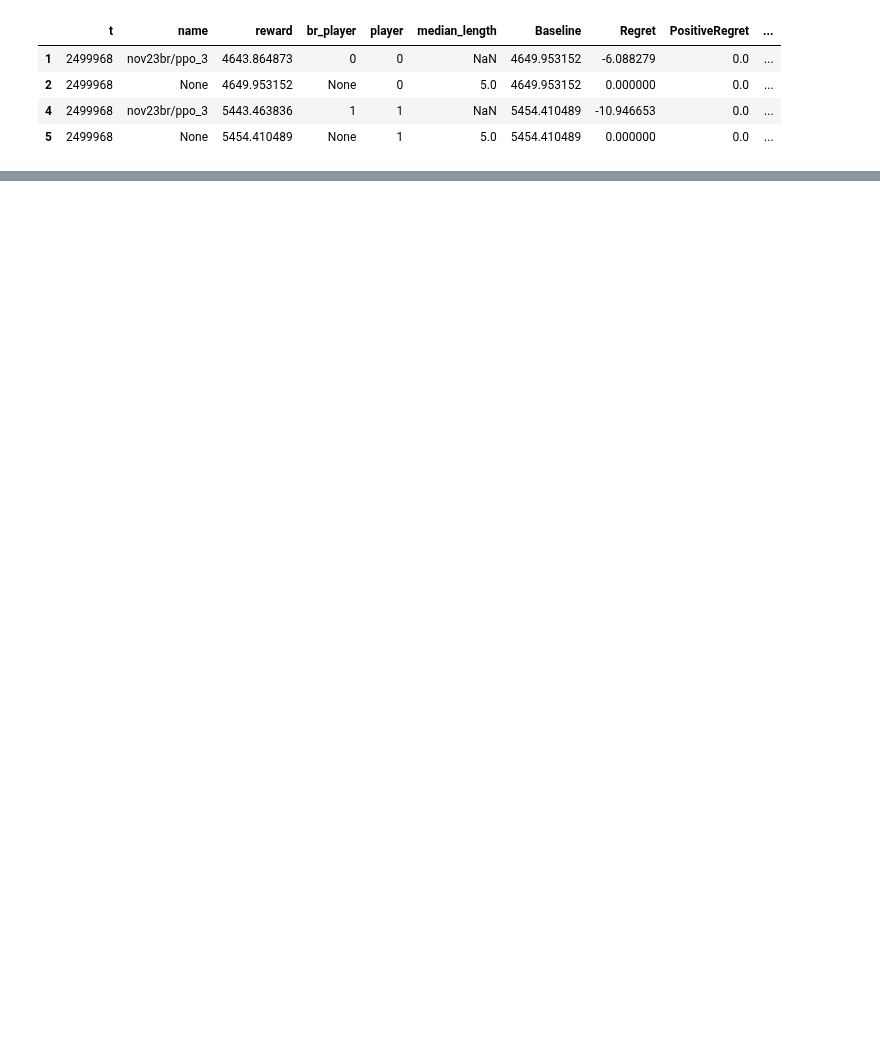
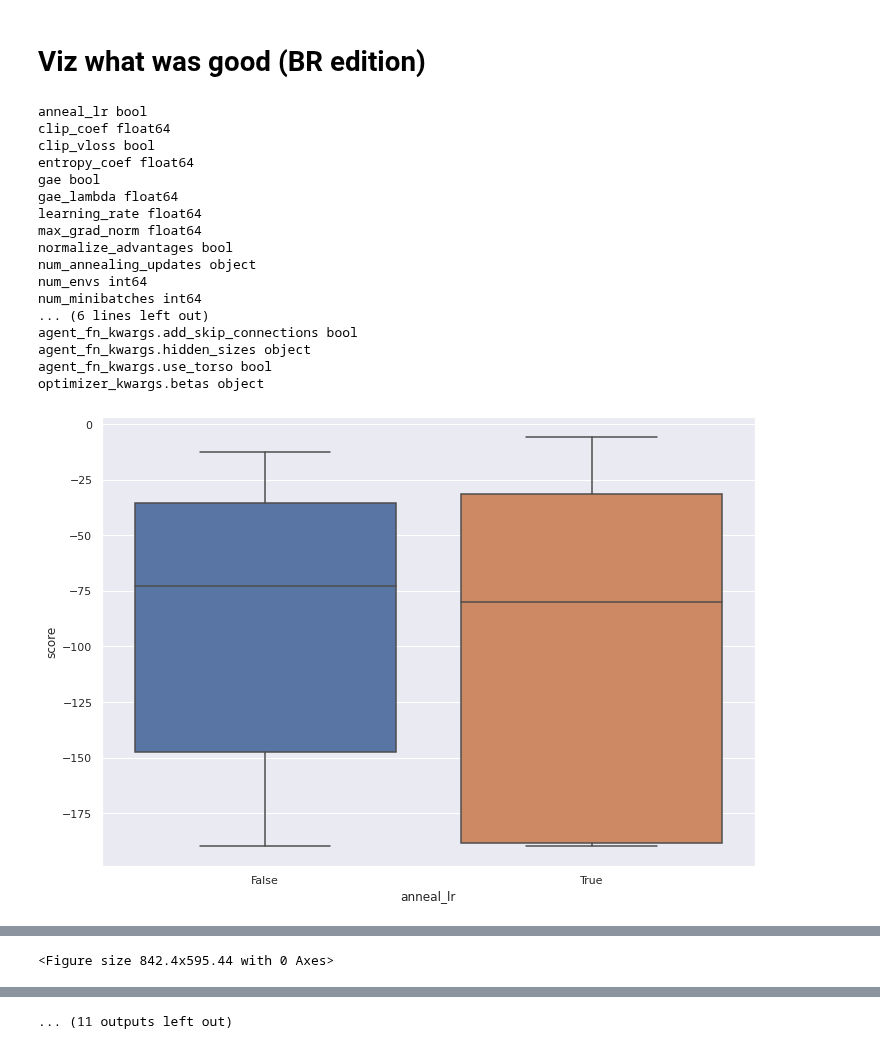
Before and after one commit to newmanne/open_spiel, a Jupyter notebook: open_spiel/python/examples/notebooks/BRCompare.ipynb, the cells around one changed output, grey strips where cells are left out. Cells and saved outputs as stored; diff of their text form; code cells hidden in the pictures; blank space fills up the shorter version.

```diff
--- a/open_spiel/python/examples/notebooks/BRCompare.ipynb
+++ b/open_spiel/python/examples/notebooks/BRCompare.ipynb
@@ -200,8 +228,61 @@ df = parse_run(checkpoint.equilibrium_solver_run)
-# %%
-df.query('name != "straightforward"')
-# %% [output]
-|  | t | name | reward | br_player | player | median_length | Baseline | Regret | PositiveRegret | ... |
-| 1 | 2499968 | nov23br/ppo_3 | 4643.864873 | 0 | 0 | NaN | 4649.953152 | -6.088279 | 0.0 | ... |
-| 2 | 2499968 | None | 4649.953152 | None | 0 | 5.0 | 4649.953152 | 0.000000 | 0.0 | ... |
-| 4 | 2499968 | nov23br/ppo_3 | 5443.463836 | 1 | 1 | NaN | 5454.410489 | -10.946653 | 0.0 | ... |
-| 5 | 2499968 | None | 5454.410489 | None | 1 | 5.0 | 5454.410489 | 0.000000 | 0.0 | ... |
+# %% [markdown]
+# Viz what was good (BR edition)
+# %%
+# Step 1, group and score
+scores = distance_frame.groupby('name').mean().rename(columns={'Δ to Best Known Response':'score'})
+
+# Step 2, add actual parameters
+# %%
+configs = []
+
+# We don't want to plot these, actually. THey used differed LRs which just mess with the trend
+# for f in glob.glob('configs/jan18/*'):
+#     config = yaml.safe_load(open(f))
+#     num = int(f.replace('configs/jan18/ppo_', '').replace('.yml', ''))
+#     config['name'] = f'jan18/ppo {num}'
+#     configs.append(config)
+for f in glob.glob('configs/jan23/*'):
+    config = yaml.safe_load(open(f))
+    num = int(f.replace('configs/jan23/ppo_', '').replace('.yml', ''))
+    config['name'] = f'jan23/ppo {num}'
+    configs.append(config)
+
+config_df = pd.json_normalize(configs)
+# %%
+merged_df = config_df.set_index('name').join(scores)
+merged_df['agent_fn_kwargs.hidden_sizes'] = merged_df['agent_fn_kwargs.hidden_sizes'].apply(tuple)
+# %%
+TREAT_AS_BAR = ['num_envs', 'num_minibatches', 'steps_per_batch',  'agent_fn_kwargs.activation', 'agent_fn_kwargs.hidden_sizes', 'learning_rate', 'update_epochs', 'optimizer']
+# %%
+# For each column, plot x axis is column and y axis is good
+import seaborn as sns
+sns.set(rc={'figure.figsize':(11.7,8.27)})
+for c, t in merged_df.dtypes.items():
+    if c in ['score', 'name', 'agent_fn', 'gamma', 'track_stats']:
+        continue
+    print(c,t)
+    plt.figure()
+    if str(t) == 'bool' or c in TREAT_AS_BAR:
+        sns.boxplot(data=merged_df, x=c, y='score')
+
+    elif str(t) == 'float64' or str(t) == 'int64':
+        sns.scatterplot(data=merged_df, x=c, y='score', alpha=0.8)
+# %% [output]
+anneal_lr bool
+clip_coef float64
+clip_vloss bool
+entropy_coef float64
+gae bool
+gae_lambda float64
+learning_rate float64
+max_grad_norm float64
+normalize_advantages bool
+num_annealing_updates object
+num_envs int64
+num_minibatches int64
+... (6 lines left out)
+agent_fn_kwargs.add_skip_connections bool
+agent_fn_kwargs.hidden_sizes object
+agent_fn_kwargs.use_torso bool
+optimizer_kwargs.betas object
+[figure, added]
@@ -207,0 +297 @@ df.query('name != "straightforward"')
+<Figure size 842.4x595.44 with 0 Axes>
@@ -207,0 +299 @@ df.query('name != "straightforward"')
+... (11 outputs left out)
```
Also changed, not shown: parts of 35 cells of this notebook, 30 other files.
